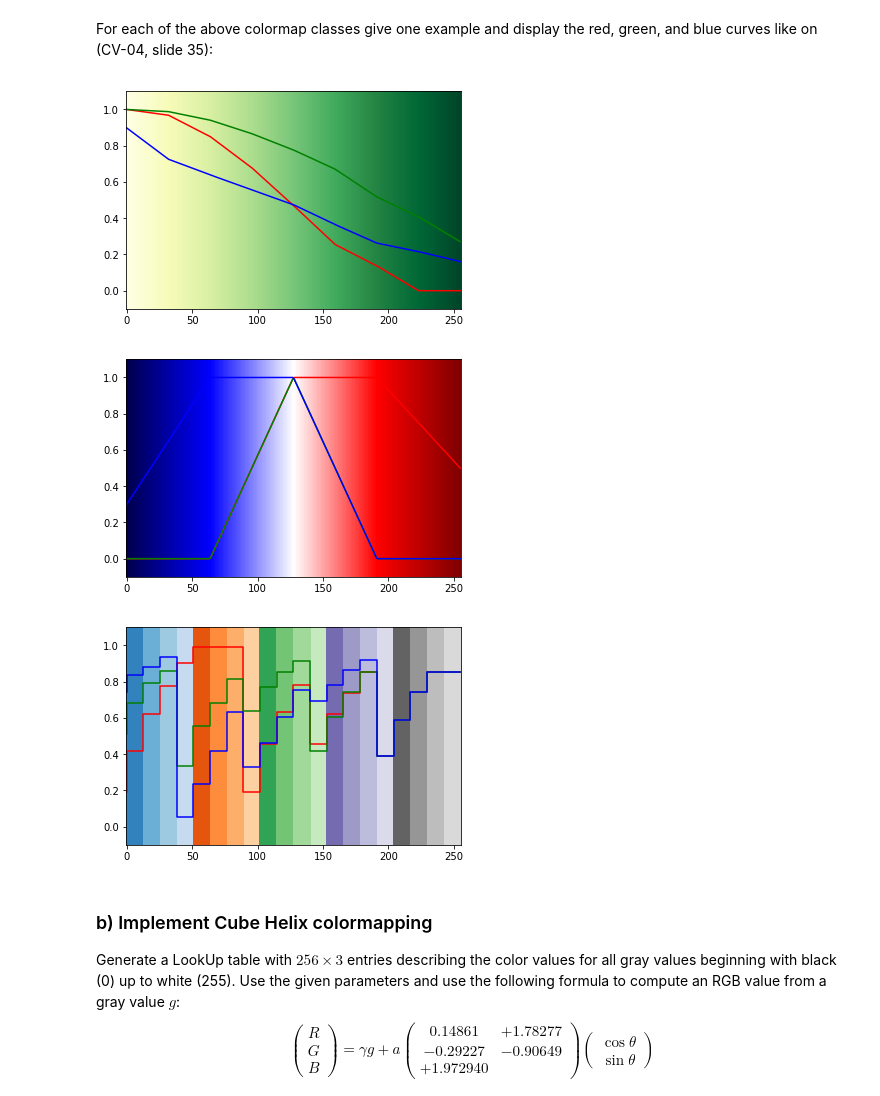
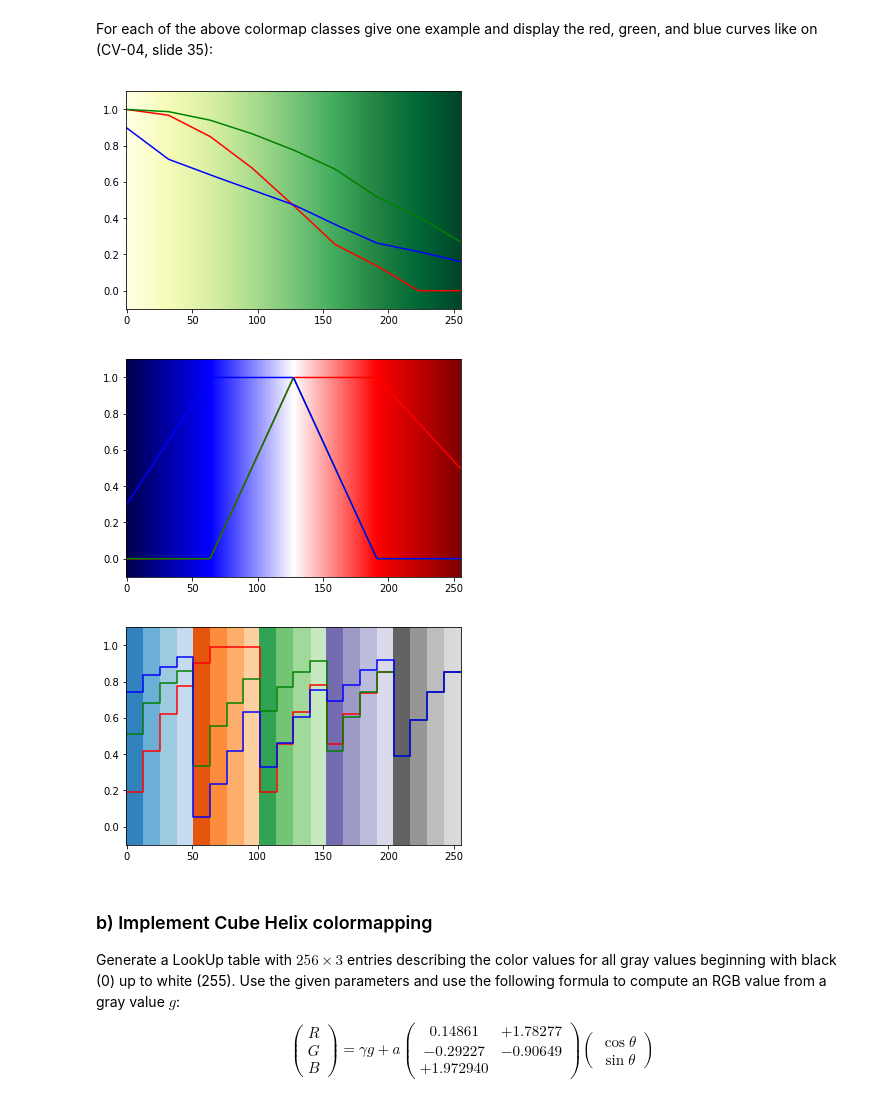
Before and after one commit to ArielMant0/cv2018, a Jupyter notebook: 02/sheet02.ipynb, the cells around one changed output. Saved outputs shown, nothing was run; the diff lists cells and outputs as text; code cells hidden in the pictures.

```diff
--- a/02/sheet02.ipynb
+++ b/02/sheet02.ipynb
@@ -400,36 +395,37 @@ plt.plot(gray, rgb[:,0], 'red')
 plt.plot(gray, rgb[:,1], 'green')
 plt.plot(gray, rgb[:,2], 'blue')
 plt.imshow(gradient, aspect='auto', cmap='YlGn', origin='lower')
 
 axes = plt.gca()
 axes.set_ylim([-0.1,1.1])
 plt.show()
 
 rgb = cm.get_cmap('seismic')(gray)[:, :3]
 plt.plot(gray, rgb[:,0], 'red')
 plt.plot(gray, rgb[:,1], 'green')
 plt.plot(gray, rgb[:,2], 'blue')
 plt.imshow(gradient, aspect='auto', cmap='seismic', origin='lower')
 
 axes = plt.gca()
 axes.set_ylim([-0.1,1.1])
 plt.show()
 
-gray = np.arange(0,21)
-rgb = cm.get_cmap('tab20c')(gray)[:, :3]
+gray = np.arange(0,22)
+rgb = cm.get_cmap('tab20c')(gray[0:-1])[:, :3]
+rgb = np.concatenate((np.array([rgb[0, :]]), rgb), axis=0)
 
 plt.plot(gray*255/20, rgb[:,0], 'red', drawstyle='steps')
 plt.plot(gray*255/20, rgb[:,1], 'green', drawstyle='steps')
 plt.plot(gray*255/20, rgb[:,2], 'blue', drawstyle='steps')
 plt.imshow(gradient, aspect='auto', cmap='tab20c', origin='lower')
 
 axes = plt.gca()
 axes.set_ylim([-0.1,1.1])
 plt.show()
 # %% [output]
 [figure]
 [figure]
-[figure, old version]
+[figure, new version]
 # %% [markdown]
 ### b) Implement Cube Helix colormapping
 Generate a LookUp table with $256 \times 3$ entries describing the color values for all gray values beginning with black (0) up to white (255). Use the given parameters and use the following formula to compute an RGB value from a gray value $g$:
```
Also changed, not shown: parts of 8 cells of this notebook, 1 other file.
